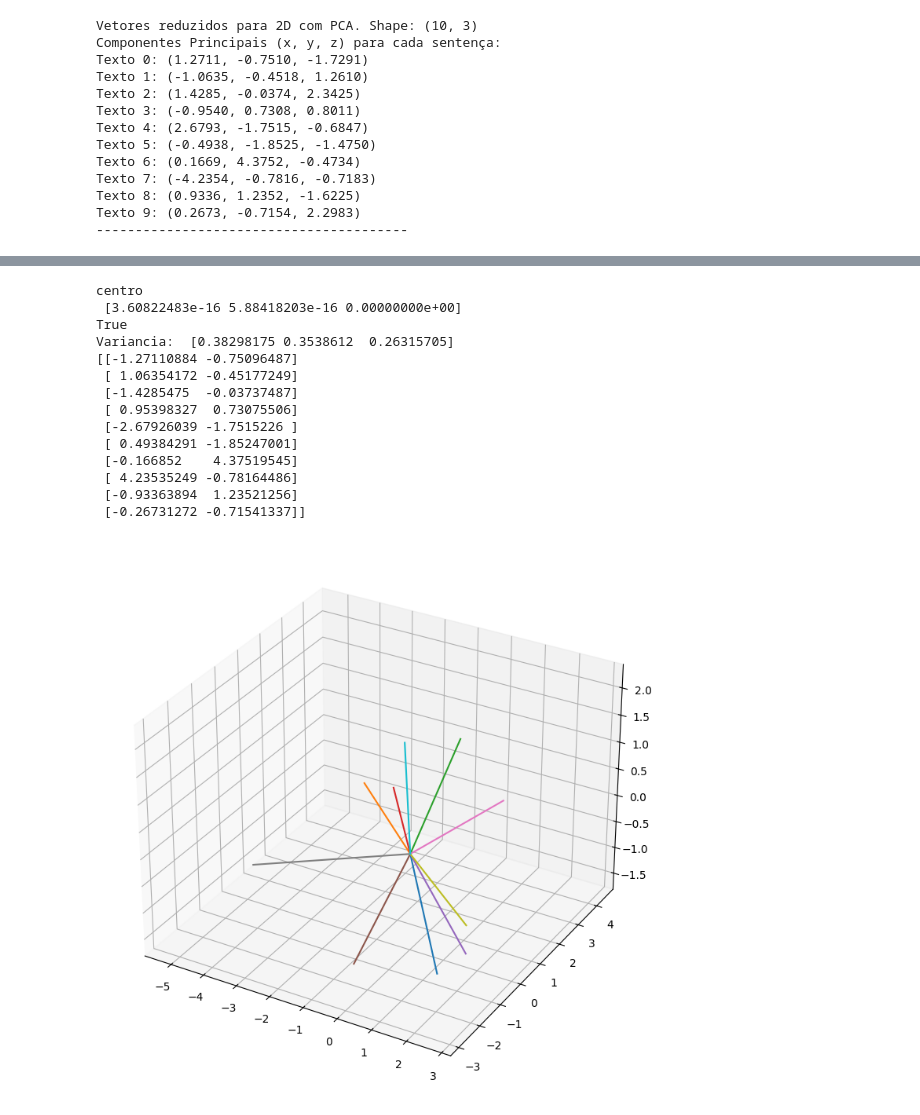
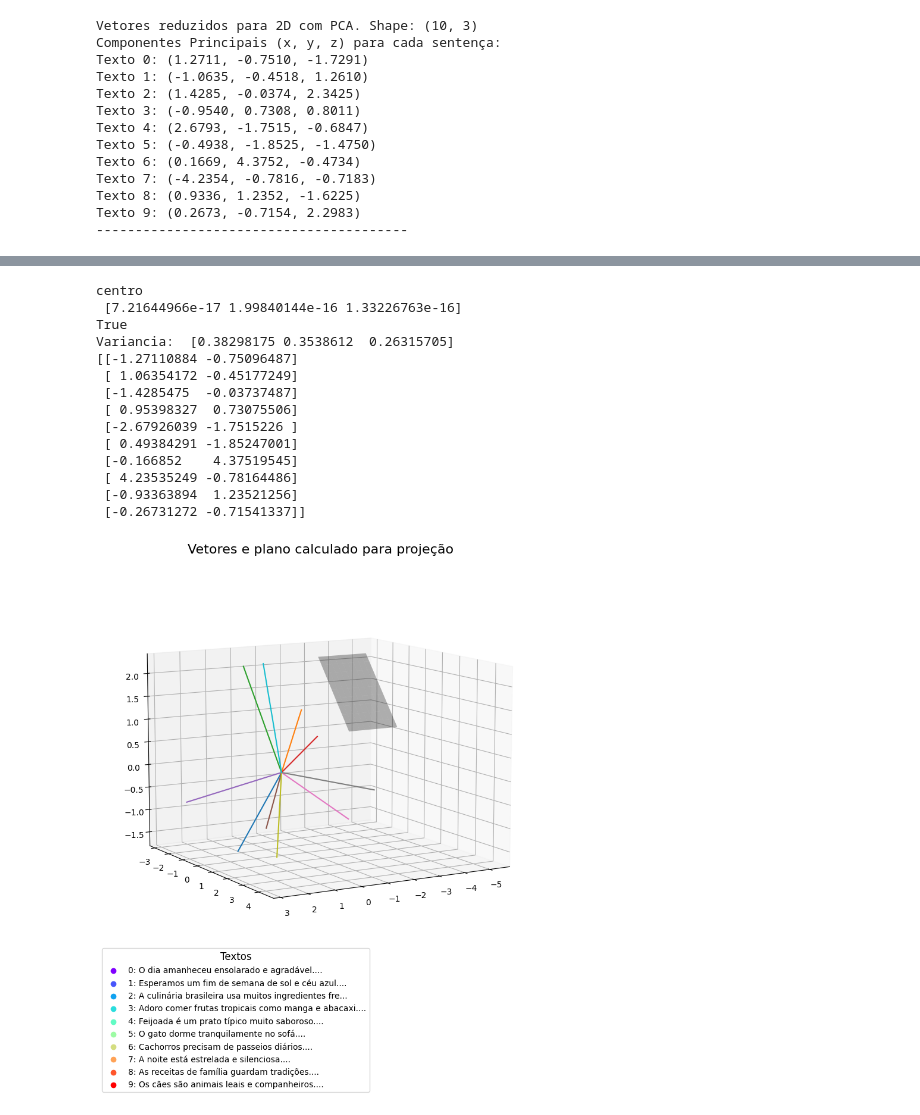
Before and after one commit to Equipe16-IAA/IAA015, a Jupyter notebook: Comparação modelos vetoriais.ipynb, the cells around one changed output, grey strips where cells are left out. Cells and saved outputs as stored; diff of their text form; code cells hidden in the pictures.

```diff
--- a/Comparação modelos vetoriais.ipynb
+++ b/Comparação modelos vetoriais.ipynb
@@ -312,37 +313,41 @@ y1s = np.linspace(menor[1], maior[1], 10)
 z1s = np.linspace(menor[2], maior[2], 10)
 C = Vh
 R = C.T.dot(C)
 x1, x2 = np.meshgrid(x1s, y1s)
 z = (R[0, 2] * x1 + R[1, 2] * x2) / (1 - R[2, 2])
 #
 # tentando visualizar as projeções no espaço 3d
 fig = plt.figure(figsize=(12, 9)) # Ajuste o tamanho conforme necessário
 ax = fig.add_subplot(111, projection='3d')
-ax.plot_surface(x1, x2, z, alpha=0.2, color="k")
-#ax.view_init(elev=180, azim=180)
+ax.plot_surface(x1, x2, z, alpha=0.3, color="k")
+ax.view_init(elev=10, azim=60)
 # pontos originais
 for v in pca_result:
     xs = np.linspace(0, v[0], 10)
     ys = np.linspace(0, v[1], 10)
     zs = np.linspace(0, v[2], 10)
     plt.plot(xs,ys,zs=zs)
+
+plt.legend(handles=legend_handles, loc='center left', bbox_to_anchor=(-0.05, -0.12),
+           fontsize='medium', title="Textos", title_fontsize='large', borderaxespad=1.)
+plt.title('Vetores e plano calculado para projeção', fontsize=16)
 plt.show()
 # %% [output]
 centro
- [3.60822483e-16 5.88418203e-16 0.00000000e+00]
+ [7.21644966e-17 1.99840144e-16 1.33226763e-16]
 True
 Variancia:  [0.38298175 0.3538612  0.26315705]
 [[-1.27110884 -0.75096487]
  [ 1.06354172 -0.45177249]
  [-1.4285475  -0.03737487]
  [ 0.95398327  0.73075506]
  [-2.67926039 -1.7515226 ]
  [ 0.49384291 -1.85247001]
  [-0.166852    4.37519545]
  [ 4.23535249 -0.78164486]
  [-0.93363894  1.23521256]
  [-0.26731272 -0.71541337]]
-[figure, old version]
+[figure, new version]
 # %%
 fig = plt.figure(figsize=(12, 9))
 ax = fig.add_subplot(111, aspect='equal')
```
Also changed, not shown: parts of 5 cells of this notebook.
